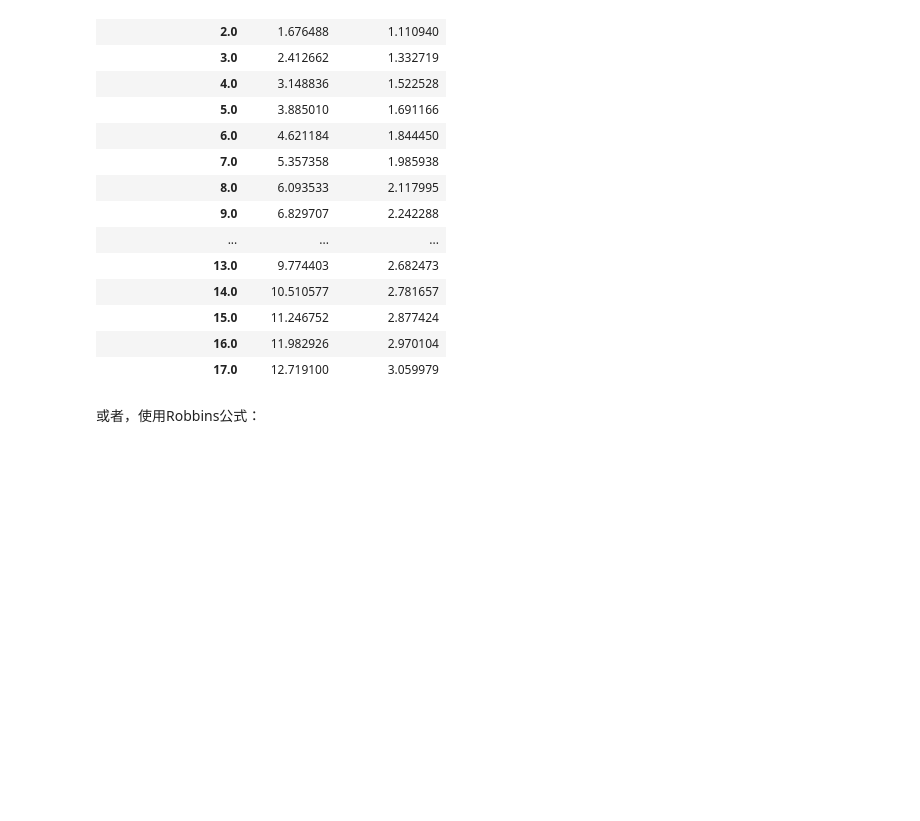
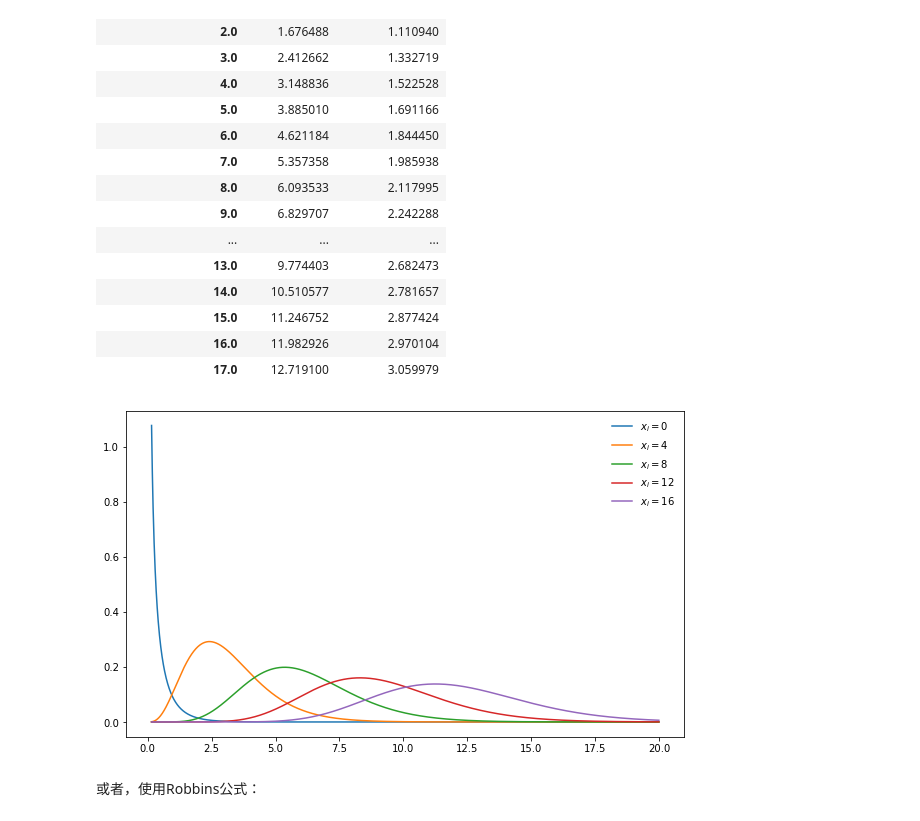
Before and after one commit to sijichun/MathStatsCode, a Jupyter notebook: notebook_python/Bayes.ipynb, the cells around one changed output. Saved outputs shown, nothing was run; the diff lists cells and outputs as text; code cells hidden in the pictures; blank space fills up the shorter version.

Commit message:
add posterior density graph of empirical bayes

```diff
--- a/notebook_python/Bayes.ipynb
+++ b/notebook_python/Bayes.ipynb
@@ -191,6 +191,20 @@ data[['num_visit_pre_cens_ed','pred_lambda','pred_lambda_sd']].groupby('num_visi
 | 15.0 | 11.246752 | 2.877424 |
 | 16.0 | 11.982926 | 2.970104 |
 | 17.0 | 12.719100 | 3.059979 |
+# %%
+from scipy.stats import gamma
+
+fig, ax = plt.subplots(1,1)
+lam=np.arange(0.15,20,0.01)
+
+for i in range(0,18,4):
+    pdf=gamma.pdf(lam, theta[0]+i, 0, theta[1]/(1+theta[1]))
+    ax.plot(lam,pdf, label=r"$x_i=$"+str(i))
+ax.legend(loc='best', frameon=False)
+plt.show()
+fig.savefig("OHIE_bayes_posterior.eps")
+# %% [output]
+[figure, added]
 # %% [markdown]
 或者，使用Robbins公式：
 # %%
```
